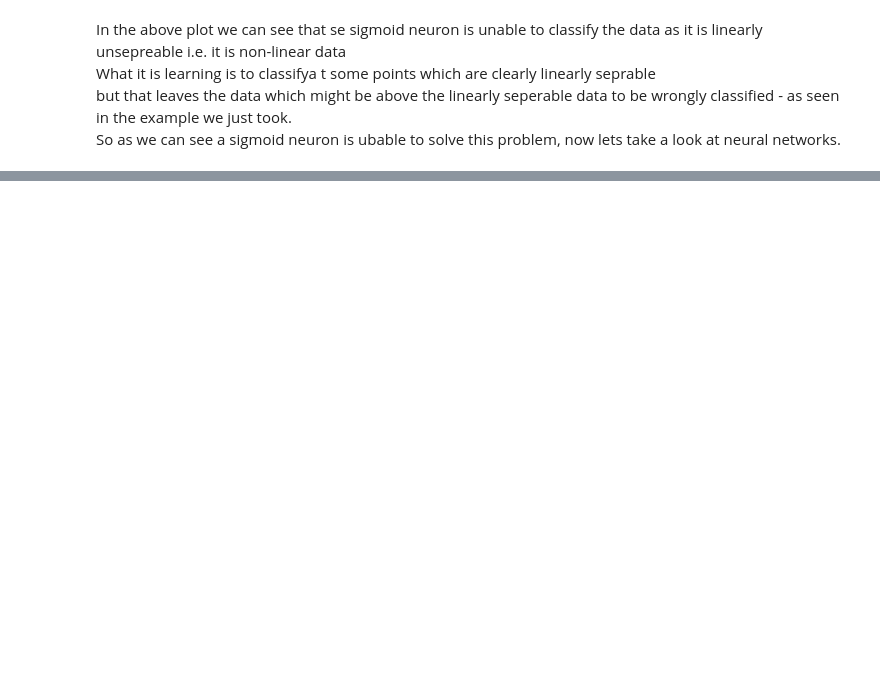
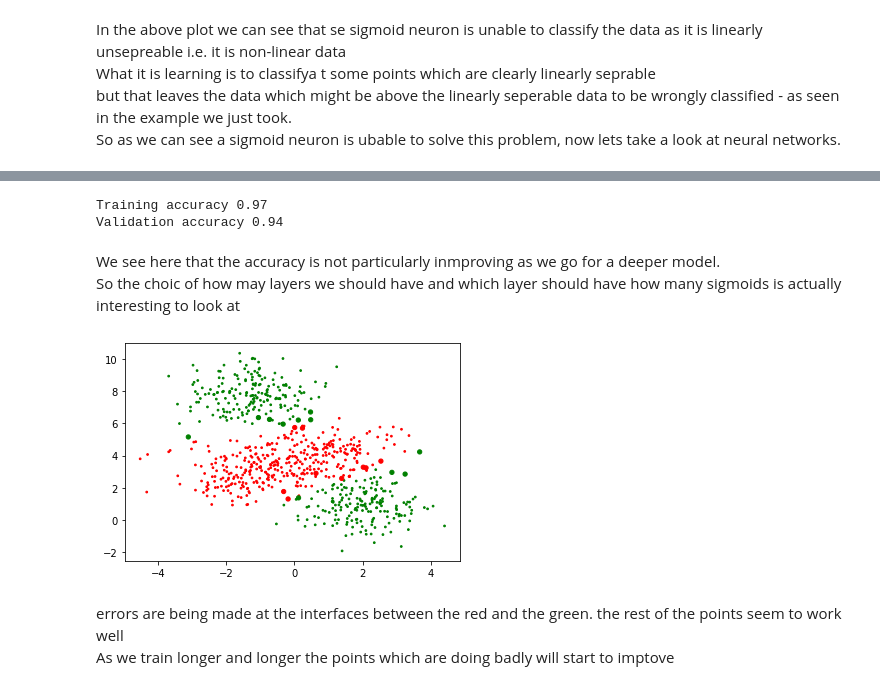
Before and after one commit to AvishekRoy16/DeepLearning, a Jupyter notebook: 3. FeedForward_NeuralNetwork/FeedForward_NeuralNetwork.ipynb, the cells around one changed output, grey strips where cells are left out. Drawn from its saved outputs; the diff is of its cells as text; code cells hidden in the pictures; blank space fills up the shorter version.

```diff
--- a/3. FeedForward_NeuralNetwork/FeedForward_NeuralNetwork.ipynb
+++ b/3. FeedForward_NeuralNetwork/FeedForward_NeuralNetwork.ipynb
@@ -255,0 +585,25 @@ So as we can see a sigmoid neuron is ubable to solve this problem, now lets take
+# %%
+# binarising and calculating accuracy to find more see the sigmoid cell for the similar function that we did
+Y_pred_train = ffsnn.predict(X_train)
+Y_pred_binarised_train = (Y_pred_train >= 0.5).astype("int").ravel()
+Y_pred_val = ffsnn.predict(X_val)
+Y_pred_binarised_val = (Y_pred_val >= 0.5).astype("int").ravel()
+accuracy_train = accuracy_score(Y_pred_binarised_train, Y_train)
+accuracy_val = accuracy_score(Y_pred_binarised_val, Y_val)
+
+print("Training accuracy", round(accuracy_train, 2))
+print("Validation accuracy", round(accuracy_val, 2))
+# %% [output]
+Training accuracy 0.97
+Validation accuracy 0.94
+# %% [markdown]
+We see here that the accuracy is not particularly inmproving as we go for a deeper model.
+So the choic of how may layers we should have and which layer should have how many sigmoids is actually interesting to look at
+# %%
+plt.scatter(X_train[:,0], X_train[:,1], c=Y_pred_binarised_train, cmap=my_cmap, s=15*(np.abs(Y_pred_binarised_train-Y_train)+.2))
+plt.show()
+# %% [output]
+[figure, added]
+# %% [markdown]
+errors are being made at the interfaces between the red and the green. the rest of the points seem to work well
+As we train longer and longer the points which are doing badly will start to imptove
```
Also changed, not shown: parts of 22 cells of this notebook, 2 other files.
